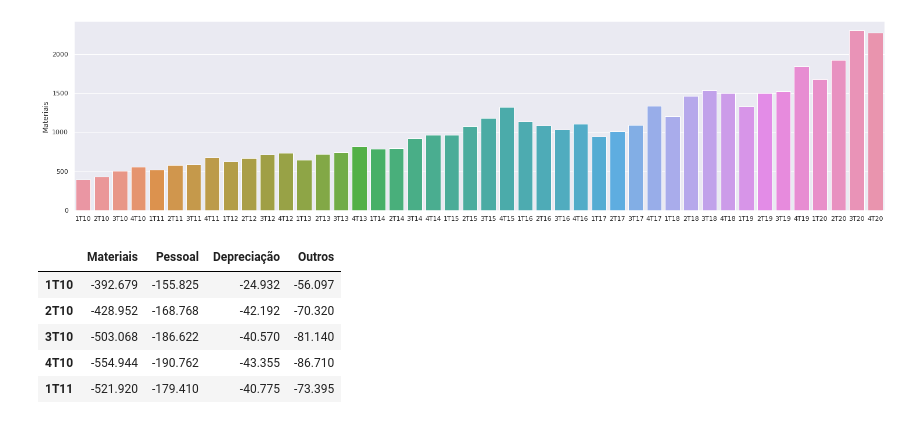
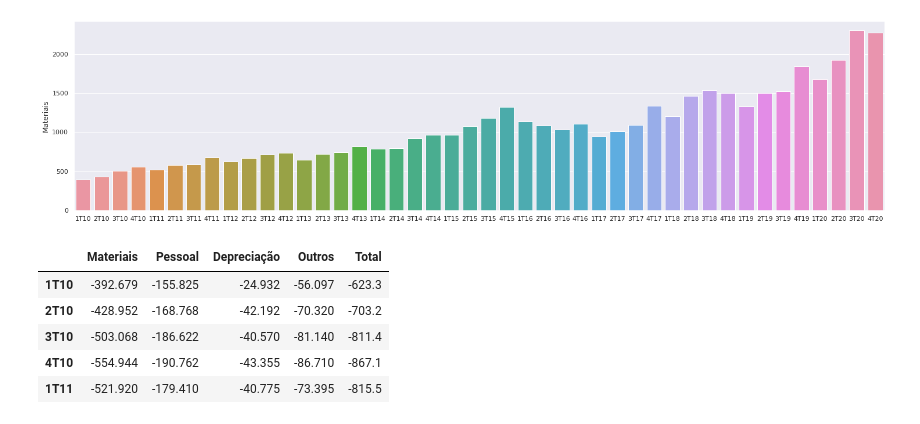
Before and after one commit to Adnunes/AnaliseBalancos, a Jupyter notebook: analise_weg.ipynb, the cells around one changed output. Saved outputs shown, nothing was run; the diff lists cells and outputs as text; code cells hidden in the pictures.

```diff
--- a/analise_weg.ipynb
+++ b/analise_weg.ipynb
@@ -135,12 +137,13 @@ ax.figure.set_size_inches(25,6)
 # %% [output]
 [figure]
 # %%
-df_custos = pd.DataFrame({'Materiais':dados.loc['Materiais'],'Pessoal':dados.loc['Pessoal'],'Depreciação':dados.loc['Depreciação'],'Outros':dados.loc['Outros']})
+df_custos = pd.DataFrame({'Materiais':dados.loc['Materiais'],'Pessoal':dados.loc['Pessoal'],
+                          'Depreciação':dados.loc['Depreciação'],'Outros':dados.loc['Outros'], 'Total': dados.loc[' Custo dos Bens e/ou Serviços Vendidos '] })
 df_custos.head()
 # %% [output]
-|  | Materiais | Pessoal | Depreciação | Outros |
-| 1T10 | -392.679 | -155.825 | -24.932 | -56.097 |
-| 2T10 | -428.952 | -168.768 | -42.192 | -70.320 |
-| 3T10 | -503.068 | -186.622 | -40.570 | -81.140 |
-| 4T10 | -554.944 | -190.762 | -43.355 | -86.710 |
-| 1T11 | -521.920 | -179.410 | -40.775 | -73.395 |
+|  | Materiais | Pessoal | Depreciação | Outros | Total |
+| 1T10 | -392.679 | -155.825 | -24.932 | -56.097 | -623.3 |
+| 2T10 | -428.952 | -168.768 | -42.192 | -70.320 | -703.2 |
+| 3T10 | -503.068 | -186.622 | -40.570 | -81.140 | -811.4 |
+| 4T10 | -554.944 | -190.762 | -43.355 | -86.710 | -867.1 |
+| 1T11 | -521.920 | -179.410 | -40.775 | -73.395 | -815.5 |
```
Also changed, not shown: parts of 19 cells of this notebook.
